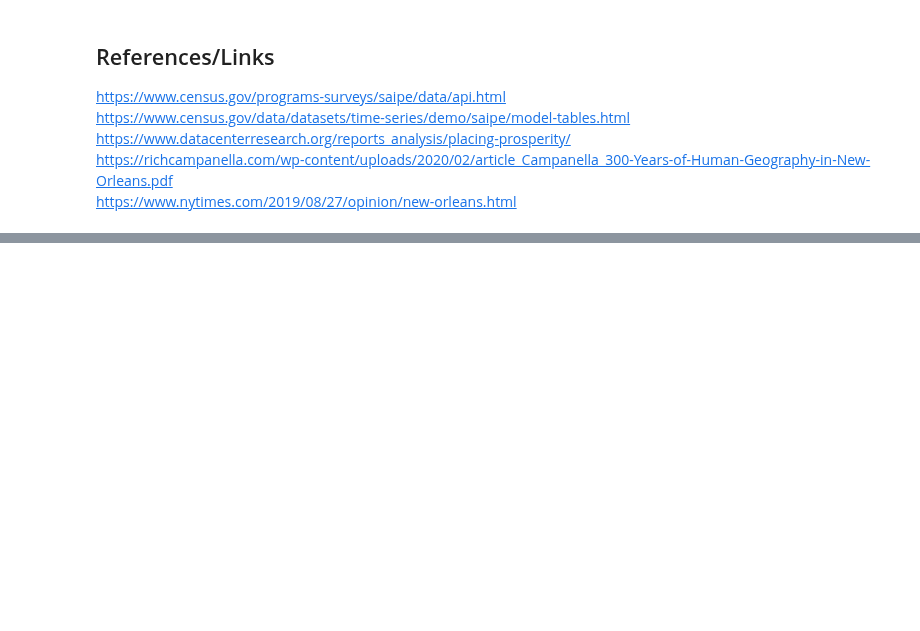
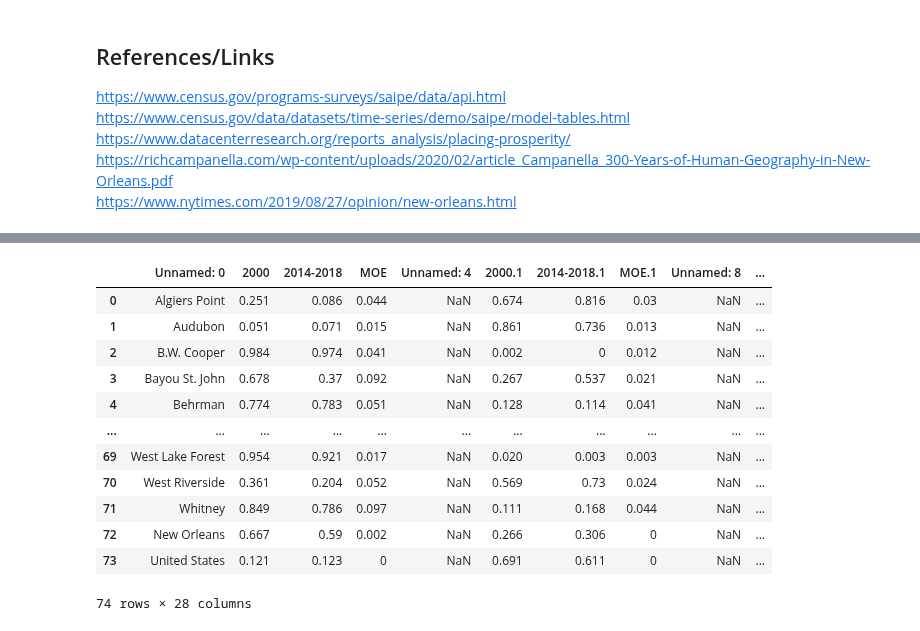
Before and after one commit to leosimanonok/DataScienceFinalTutorial, a Jupyter notebook: Median Data.ipynb, the cells around one changed output, grey strips where cells are left out. Drawn from its saved outputs; the diff is of its cells as text; code cells hidden in the pictures; blank space fills up the shorter version.

```diff
--- a/Median Data.ipynb
+++ b/Median Data.ipynb
@@ -133,3 +133,21 @@ MedianIncome_df
 | 574 | 125 | WestFelicianaParish | 2470 | 24.4 | 60296 | 53961 | ... |
 | 575 | 127 | WinnParish | 2829 | 22.8 | 40133 | 36045 | ... |
 576 rows × 8 columns
+# %%
+xls = pd.ExcelFile("./Neighborhood profiles data tables.xlsx")
+race_df = pd.read_excel(xls, "Table 4", skiprows = 11)
+race_df
+# %% [output]
+|  | Unnamed: 0 | 2000 | 2014-2018 | MOE | Unnamed: 4 | 2000.1 | 2014-2018.1 | MOE.1 | Unnamed: 8 | ... |
+| 0 | Algiers Point | 0.251 | 0.086 | 0.044 | NaN | 0.674 | 0.816 | 0.03 | NaN | ... |
+| 1 | Audubon | 0.051 | 0.071 | 0.015 | NaN | 0.861 | 0.736 | 0.013 | NaN | ... |
+| 2 | B.W. Cooper | 0.984 | 0.974 | 0.041 | NaN | 0.002 | 0 | 0.012 | NaN | ... |
+| 3 | Bayou St. John | 0.678 | 0.37 | 0.092 | NaN | 0.267 | 0.537 | 0.021 | NaN | ... |
+| 4 | Behrman | 0.774 | 0.783 | 0.051 | NaN | 0.128 | 0.114 | 0.041 | NaN | ... |
+| ... | ... | ... | ... | ... | ... | ... | ... | ... | ... | ... |
+| 69 | West Lake Forest | 0.954 | 0.921 | 0.017 | NaN | 0.020 | 0.003 | 0.003 | NaN | ... |
+| 70 | West Riverside | 0.361 | 0.204 | 0.052 | NaN | 0.569 | 0.73 | 0.024 | NaN | ... |
+| 71 | Whitney | 0.849 | 0.786 | 0.097 | NaN | 0.111 | 0.168 | 0.044 | NaN | ... |
+| 72 | New Orleans | 0.667 | 0.59 | 0.002 | NaN | 0.266 | 0.306 | 0 | NaN | ... |
+| 73 | United States | 0.121 | 0.123 | 0 | NaN | 0.691 | 0.611 | 0 | NaN | ... |
+74 rows × 28 columns
```
Also changed, not shown: parts of 3 cells of this notebook.
